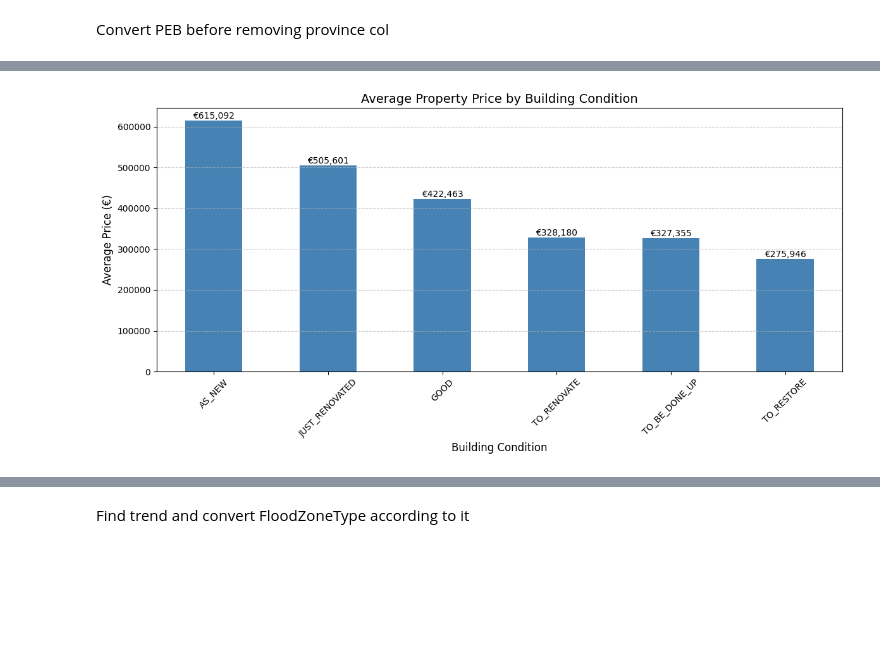
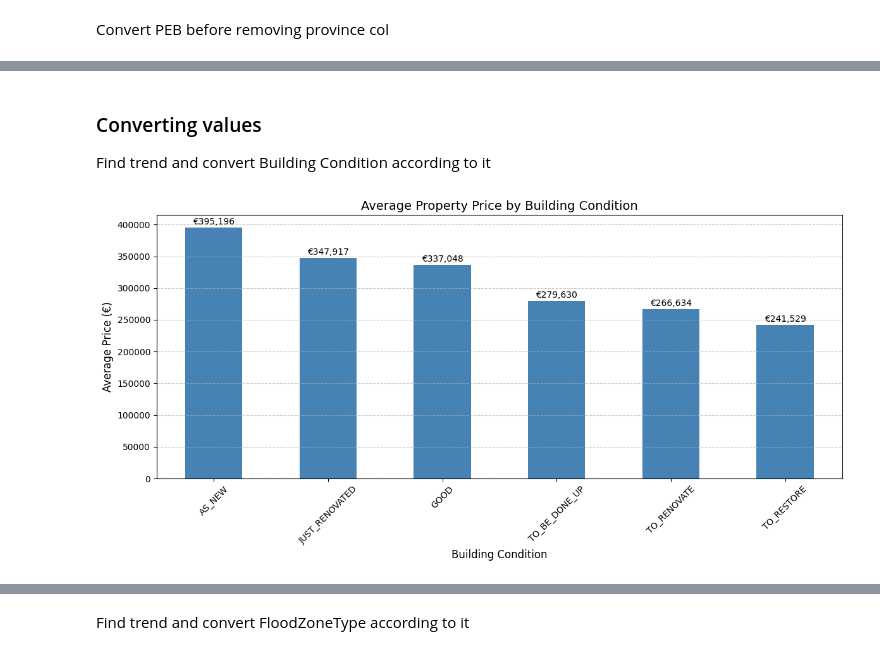
Before and after one commit to becodeorg/immo-eliza-data-exploration-milan, a Jupyter notebook: cleaning.ipynb, the cells around one changed output, grey strips where cells are left out. Saved outputs shown, nothing was run; the diff lists cells and outputs as text; code cells hidden in the pictures; blank space fills up the shorter version.

Commit message:
cleaned notebook + decent scores

```diff
--- a/cleaning.ipynb
+++ b/cleaning.ipynb
@@ -21,0 +20,2 @@ df.drop_duplicates('id', inplace=True)
+# %%
+df.drop(columns=['Unnamed: 0', 'id', 'url', 'locality', 'monthlyCost', 'hasBalcony', 'accessibleDisabledPeople'], inplace=True)
@@ -21,0 +93,12 @@ df.drop_duplicates('id', inplace=True)
+# %%
+string_columns = df.select_dtypes(include='object').columns
+
+for column in string_columns:
+    # Apply strip and uppercase, but only to non-NaN string values
+    df[column] = df[column].apply(lambda x: x.strip().upper() if isinstance(x, str) else x)
+
+    # Count the modified values
+    modified_count = df[column].notna().sum()
+
+    # Print the result
+    print(f"Processed column '{column}': {modified_count} values modified")
@@ -23,4 +118,4 @@ df.drop_duplicates('id', inplace=True)
 Convert PEB before removing province col
 # %%
 df["epc_kwh"] = df.apply(map_label_to_kwh, axis=1)
-df.drop(columns='epcScore', inplace=True)
+df.drop(columns=['epcScore', 'province'], inplace=True)
@@ -28,0 +272,9 @@ Continue converting other values
+# %%
+df['kitchenType'].fillna(df['kitchenType'].mode()[0], inplace=True)
+df['facedeCount'].fillna(int(df['facedeCount'].median()), inplace=True)
+df['buildingConstructionYear'].fillna(int(df['buildingConstructionYear'].median()), inplace=True)
+df['habitableSurface'].fillna(int(df['habitableSurface'].median()), inplace=True)
+df['bathroomCount'].fillna(int(df['bathroomCount'].median()), inplace=True)
+df['bedroomCount'].fillna(int(df['bedroomCount'].median()), inplace=True)
+
+df['epc_kwh'].fillna(int(df['epc_kwh'].median()), inplace=True)
@@ -29,31 +299,35 @@ Continue converting other values
+# %% [markdown]
+### Converting values
+
+Find trend and convert Building Condition according to it
 # %%
 # Calculate the average price per heating type
-hbuilding_condition_price = df.groupby('buildingCondition')['price'].mean().sort_values(ascending=False)
+building_condition_price = df.groupby('buildingCondition')['price'].mean().sort_values(ascending=False)
 
 # Create a bar plot
 plt.figure(figsize=(12, 6))
-ax = hbuilding_condition_price.plot(kind='bar', color='steelblue')
+ax = building_condition_price.plot(kind='bar', color='steelblue')
 
 # Add title and labels
 plt.title('Average Property Price by Building Condition', fontsize=14)
 plt.xlabel('Building Condition', fontsize=12)
 plt.ylabel('Average Price (€)', fontsize=12)
 plt.xticks(rotation=45)
 plt.grid(axis='y', linestyle='--', alpha=0.7)
 
 # Add value labels on top of each bar
-for i, value in enumerate(hbuilding_condition_price):
+for i, value in enumerate(building_condition_price):
     plt.text(i, value + 5000, f'€{value:,.0f}', ha='center', fontsize=10)
 
 # Replace NaN in x-axis labels with "Not Specified"
 labels = [item.get_text() if item.get_text() != 'nan' else 'Not Specified'
           for item in ax.get_xticklabels()]
 ax.set_xticklabels(labels)
 
 plt.tight_layout()
 plt.show()
 # %% [output]
-[figure, old version]
+[figure, new version]
 # %%
 label_to_score = {
     'TO_RESTORE': 0,
```
Also changed, not shown: parts of 86 cells of this notebook, 3 other files.
